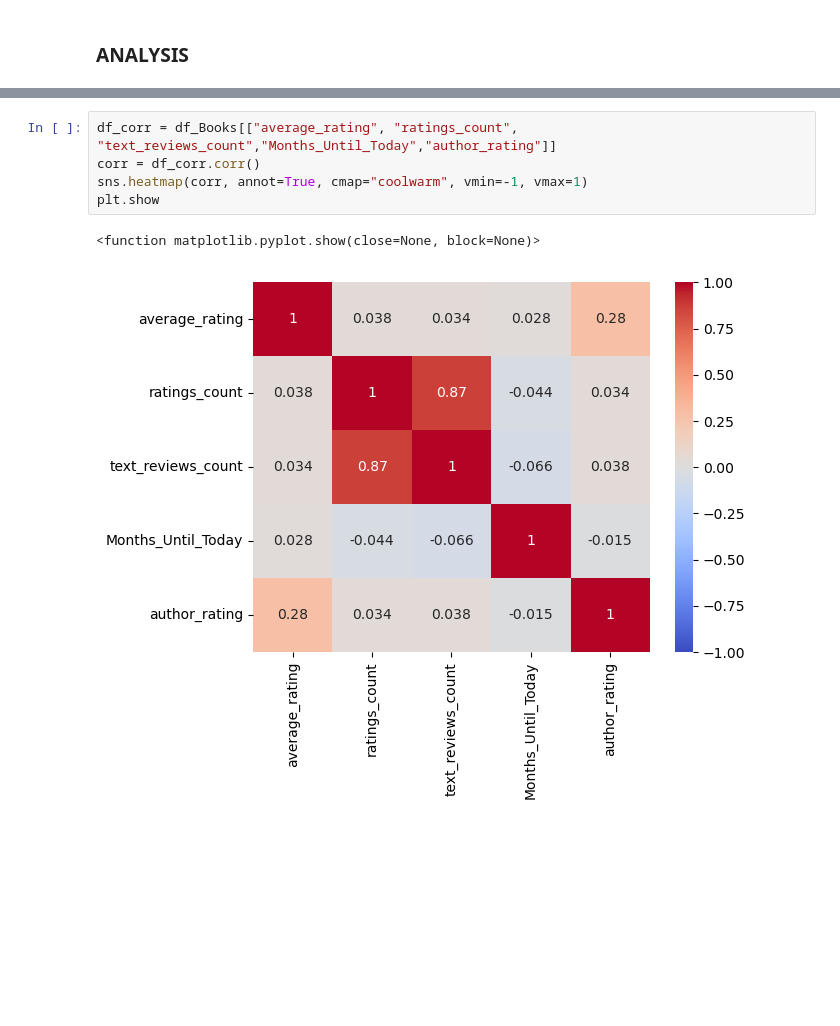
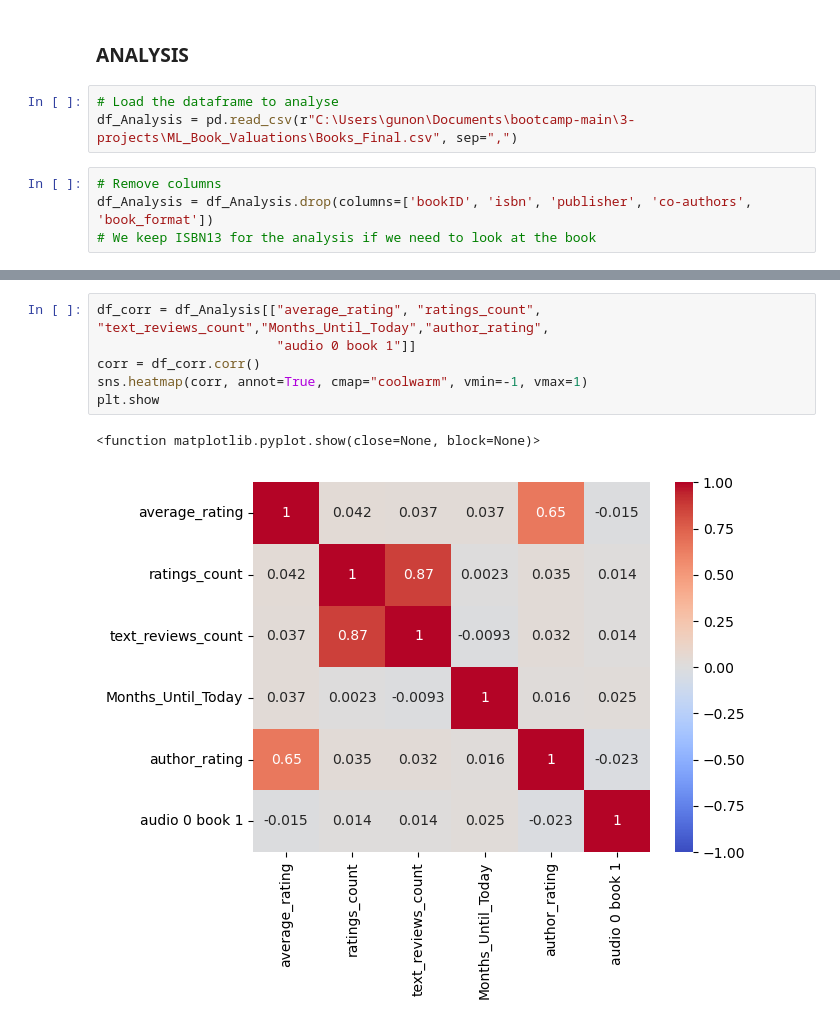
Before and after one commit to gunony/ML_Book_Valuations, a Jupyter notebook: Book_Rating.ipynb, the cells around one changed output, grey strips where cells are left out. Drawn from its saved outputs; the diff is of its cells as text; blank space fills up the shorter version.

```diff
--- a/Book_Rating.ipynb
+++ b/Book_Rating.ipynb
@@ -252,4 +269,11 @@ df_Books.head()
 df_Books.to_csv(r"C:\Users\gunon\Documents\bootcamp-main\3-projects\ML_Book_Valuations\Books_Final.csv", index=False)
 # %% [markdown]
 ### ANALYSIS
+# %%
+# Load the dataframe to analyse
+df_Analysis = pd.read_csv(r"C:\Users\gunon\Documents\bootcamp-main\3-projects\ML_Book_Valuations\Books_Final.csv", sep=",")
+# %%
+# Remove columns
+df_Analysis = df_Analysis.drop(columns=['bookID', 'isbn', 'publisher', 'co-authors', 'book_format'])
+# We keep ISBN13 for the analysis if we need to look at the book
 # %%
@@ -267,11 +301,12 @@ df_Books.describe()
 # %%
-df_corr = df_Books[["average_rating", "ratings_count", "text_reviews_count","Months_Until_Today","author_rating"]]
+df_corr = df_Analysis[["average_rating", "ratings_count", "text_reviews_count","Months_Until_Today","author_rating",
+                       "audio 0 book 1"]]
 corr = df_corr.corr()
 sns.heatmap(corr, annot=True, cmap="coolwarm", vmin=-1, vmax=1)
 plt.show
 # %% [output]
 <function matplotlib.pyplot.show(close=None, block=None)>
-[figure, old version]
+[figure, new version]
 # %%
 pd.plotting.scatter_matrix(df_corr, figsize=(8,8), marker="o")
 plt.show()
```
Also changed, not shown: parts of 19 cells of this notebook, 2 other files.
